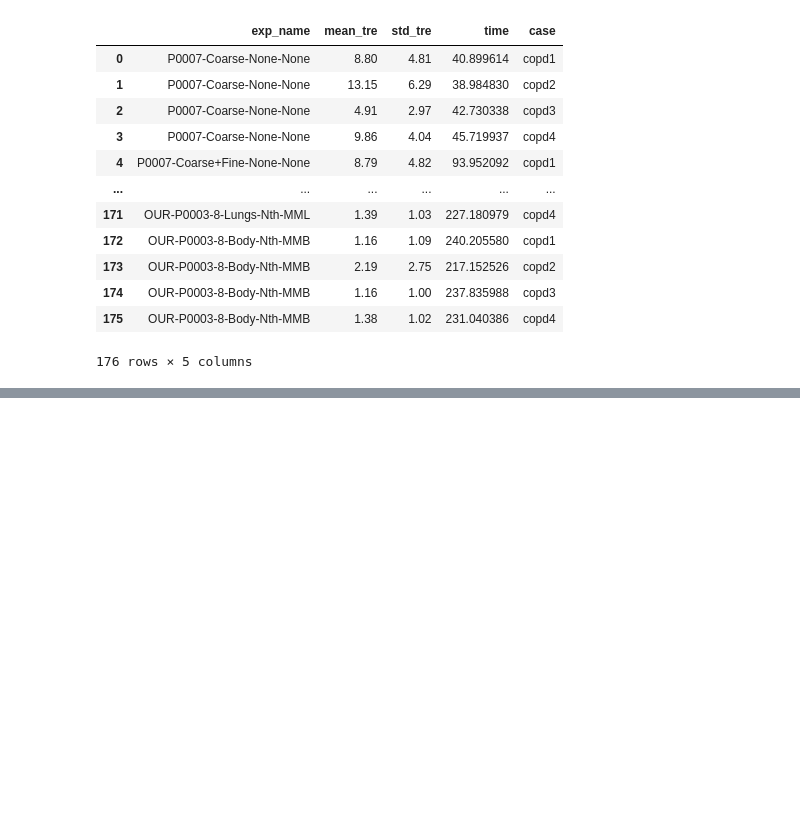
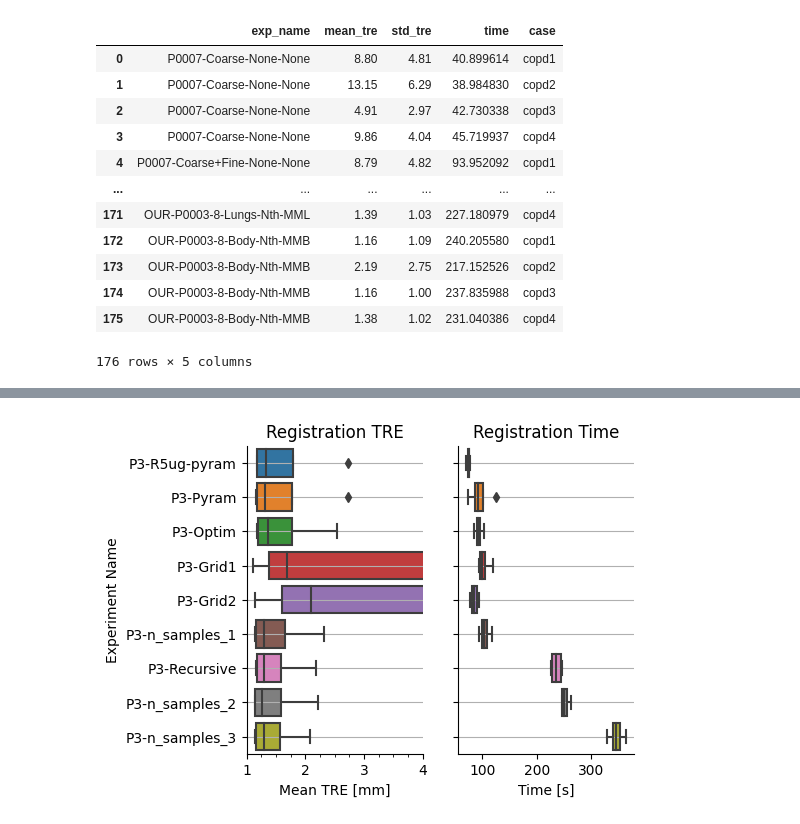
Before and after one commit to joaco18/mira_final_project, a Jupyter notebook: notebooks/develop_elastix.ipynb, the cells around one changed output, grey strips where cells are left out. Cells and saved outputs as stored; diff of their text form; code cells hidden in the pictures; blank space fills up the shorter version.

```diff
--- a/notebooks/develop_elastix.ipynb
+++ b/notebooks/develop_elastix.ipynb
@@ -1997,0 +2172,44 @@ df
+# %%
+df_temp = df.loc[df.exp_name.isin([
+    'OUR-P0003-R5ug-pyram-Lungs-None', 'OUR-P0003-pyram-Lungs-None',
+    'OUR-P0003-Optim-Lungs-None', 'OUR-P0003-Grid-Lungs-None',
+    'OUR-P0003-Grid2-Lungs-None', 'OUR-P0003-n_samples_1-Lungs-None',
+    'OUR-P0003-Recursive-Lungs-None',
+    'OUR-P0003-SmoothMetric-Lungs-None',
+    'OUR-P0003-n_samples_3-Lungs-None',
+    ])]
+df_temp = df_temp.replace('OUR-P0003-SmoothMetric-Lungs-None', 'OUR-P0003-n_samples_2-Lungs-None')
+
+code ={
+    'OUR-P0003-R5ug-pyram-Lungs-None': 'P3-R5ug-pyram',
+    'OUR-P0003-pyram-Lungs-None': 'P3-Pyram',
+    'OUR-P0003-Optim-Lungs-None': 'P3-Optim',
+    'OUR-P0003-Grid-Lungs-None': 'P3-Grid1',
+    'OUR-P0003-Grid2-Lungs-None': 'P3-Grid2',
+    'OUR-P0003-n_samples_1-Lungs-None': 'P3-n_samples_1',
+    'OUR-P0003-Recursive-Lungs-None': 'P3-Recursive',
+    'OUR-P0003-n_samples_2-Lungs-None': 'P3-n_samples_2',
+    'OUR-P0003-n_samples_3-Lungs-None': 'P3-n_samples_3',
+}
+df_temp = df_temp.replace(code)
+
+fg, ax = plt.subplots(1,2,figsize=(5,4))
+ax[0].set_title('Registration TRE', fontsize=12)
+sns.boxplot(data=df_temp, y="exp_name", x="mean_tre", ax=ax[0])
+sns.despine()
+ax[0].set_xlim([1,4])
+ax[0].xaxis.set_minor_locator(MultipleLocator(0.25))
+ax[0].set_ylabel('Experiment Name', fontsize=10)
+ax[0].set_xlabel('Mean TRE [mm]', fontsize=10)
+ax[0].grid(axis='y')
+
+ax[1].set_title('Registration Time', fontsize=12)
+sns.boxplot(data=df_temp, y="exp_name", x="time", ax=ax[1])
+sns.despine()
+ax[1].set_ylabel('')
+ax[1].set_yticklabels([])
+ax[1].grid(axis='y')
+ax[1].set_xlabel('Time [s]', fontsize=10)
+plt.savefig(results_path.parent/'second_round_time.png', bbox_inches='tight')
+# %% [output]
+[figure, added]
```
Also changed, not shown: parts of 15 cells of this notebook.
